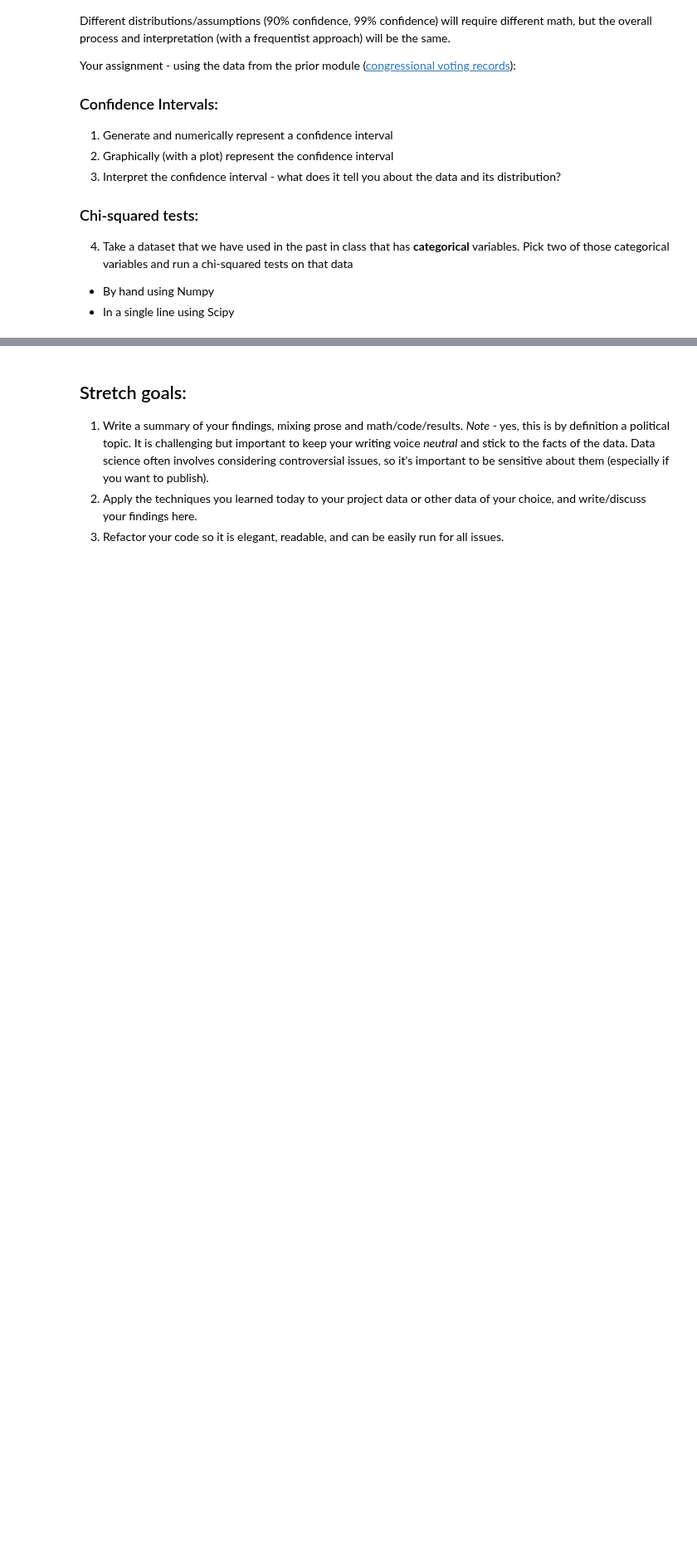
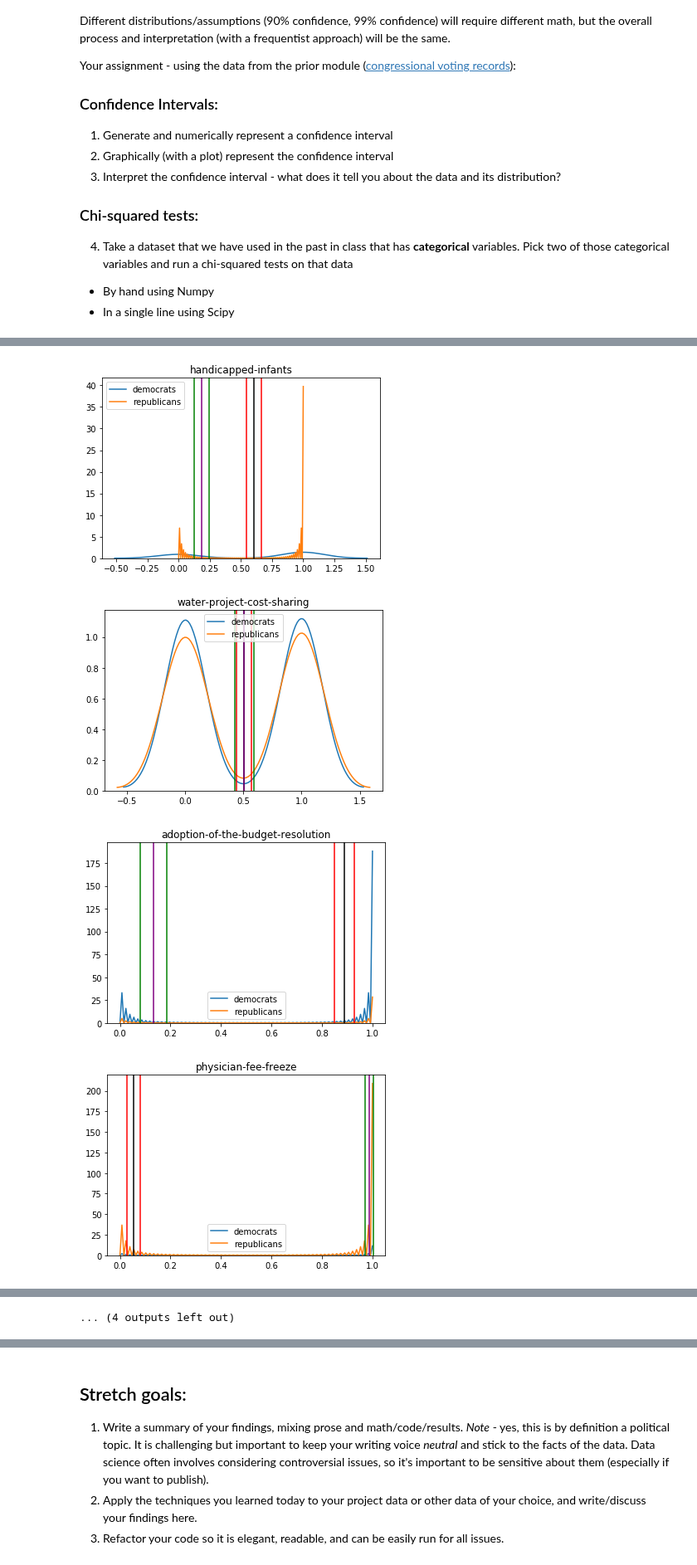
Before and after one commit to bloominstituteoftechnology/DS-Unit-1-Sprint-2-Statistics, a Jupyter notebook: module2/LS_DS_122_Sampling_Confidence_Intervals_and_Hypothesis_Testing_Assignment.ipynb, the cells around one changed output, grey strips where cells are left out. Shown at 83% size. Drawn from its saved outputs; the diff is of its cells as text; code cells hidden in the pictures; blank space fills up the shorter version.

```diff
--- a/module2/LS_DS_122_Sampling_Confidence_Intervals_and_Hypothesis_Testing_Assignment.ipynb
+++ b/module2/LS_DS_122_Sampling_Confidence_Intervals_and_Hypothesis_Testing_Assignment.ipynb
@@ -31,0 +136,4 @@ Your assignment - using the data from the prior module ([congressional voting re
+# %%
+republicans = df[df['party']=='republican']
+print(republicans.shape)
+republicans
@@ -31,0 +257,35 @@ Your assignment - using the data from the prior module ([congressional voting re
+# %%
+# try all the columns comparing democrats to republicans
+def graph_this_column(graph_column):
+  graph_data_dems = democrats[graph_column][~democrats[graph_column].isna()]
+  graph_data_reps = republicans[graph_column][~republicans[graph_column].isna()]
+
+  # get confidence interval
+  graph_dem_mean, graph_dem_lower_bound, graph_dem_upper_bound = confidence_interval(graph_data_dems, 0.95)
+  graph_rep_mean, graph_rep_lower_bound, graph_rep_upper_bound = confidence_interval(graph_data_reps, 0.95)
+
+  graph_data_dems.name = 'democrats'
+  graph_data_reps.name = 'republicans'
+
+  # graph it
+  sns.kdeplot(graph_data_dems).set_title(column)
+  sns.kdeplot(graph_data_reps)
+  plt.axvline(graph_dem_lower_bound, color='red')
+  plt.axvline(graph_dem_mean, color='black')
+  plt.axvline(graph_dem_upper_bound, color='red')
+  plt.axvline(graph_rep_lower_bound, color='green')
+  plt.axvline(graph_rep_mean, color='purple')
+  plt.axvline(graph_rep_upper_bound, color='green')
+  plt.show()
+
+for column in house_votes_columns:
+  if column == 'party':
+    continue
+  #print(column)
+  graph_this_column(column)
+# no ideaa how to choose a graph that explains what is going on
+# %% [output]
+[figure, added]
+[figure, added]
+[figure, added]
+[figure, added]
@@ -31,0 +300 @@ Your assignment - using the data from the prior module ([congressional voting re
+... (4 outputs left out)
```
Also changed, not shown: parts of 59 cells of this notebook.
